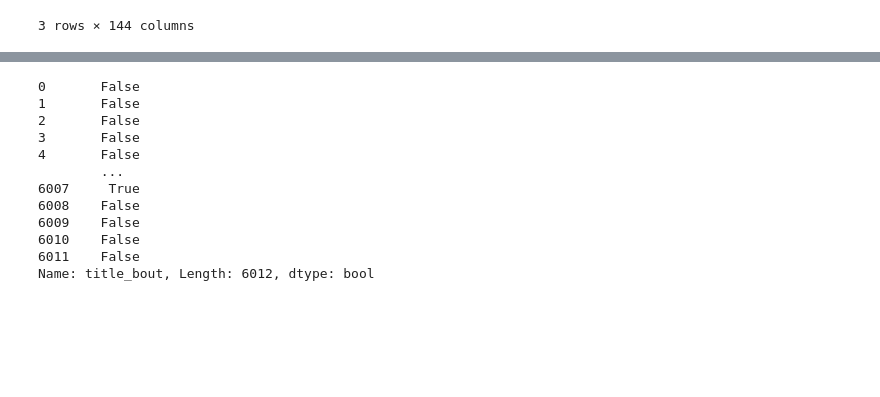
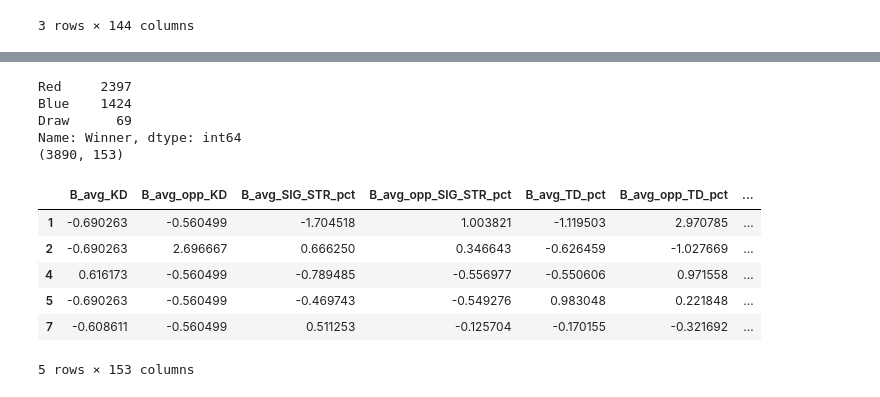
Before and after one commit to rhit-walkowae/ufcPredictionProject, a Jupyter notebook: DecisionTreeBrainstorming.ipynb, the cells around one changed output, grey strips where cells are left out. Drawn from its saved outputs; the diff is of its cells as text; code cells hidden in the pictures; blank space fills up the shorter version.

```diff
--- a/DecisionTreeBrainstorming.ipynb
+++ b/DecisionTreeBrainstorming.ipynb
@@ -53,16 +98,19 @@ Index(['R_fighter', 'B_fighter', 'Referee', 'date', 'location', 'Winner',
       dtype='object')
-# %%
-df.title_bout
-# %% [output]
-0       False
-1       False
-2       False
-3       False
-4       False
-        ...
-6007     True
-6008    False
-6009    False
-6010    False
-6011    False
-Name: title_bout, Length: 6012, dtype: bool
+# %%
+X = pd.concat([X_num,X_cat],axis=1)
+print(y.value_counts())
+print(X.shape)
+X.head()
+# %% [output]
+Red     2397
+Blue    1424
+Draw      69
+Name: Winner, dtype: int64
+(3890, 153)
+|  | B_avg_KD | B_avg_opp_KD | B_avg_SIG_STR_pct | B_avg_opp_SIG_STR_pct | B_avg_TD_pct | B_avg_opp_TD_pct | ... |
+| 1 | -0.690263 | -0.560499 | -1.704518 | 1.003821 | -1.119503 | 2.970785 | ... |
+| 2 | -0.690263 | 2.696667 | 0.666250 | 0.346643 | -0.626459 | -1.027669 | ... |
+| 4 | 0.616173 | -0.560499 | -0.789485 | -0.556977 | -0.550606 | 0.971558 | ... |
+| 5 | -0.690263 | -0.560499 | -0.469743 | -0.549276 | 0.983048 | 0.221848 | ... |
+| 7 | -0.608611 | -0.560499 | 0.511253 | -0.125704 | -0.170155 | -0.321692 | ... |
+5 rows × 153 columns
```
Also changed, not shown: parts of 17 cells of this notebook, 1 other file.
